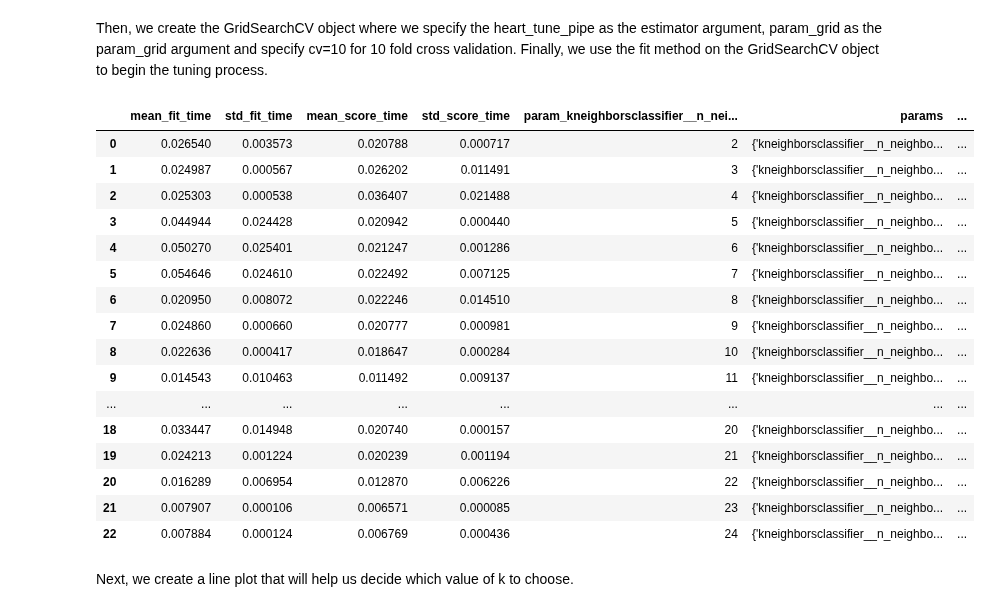
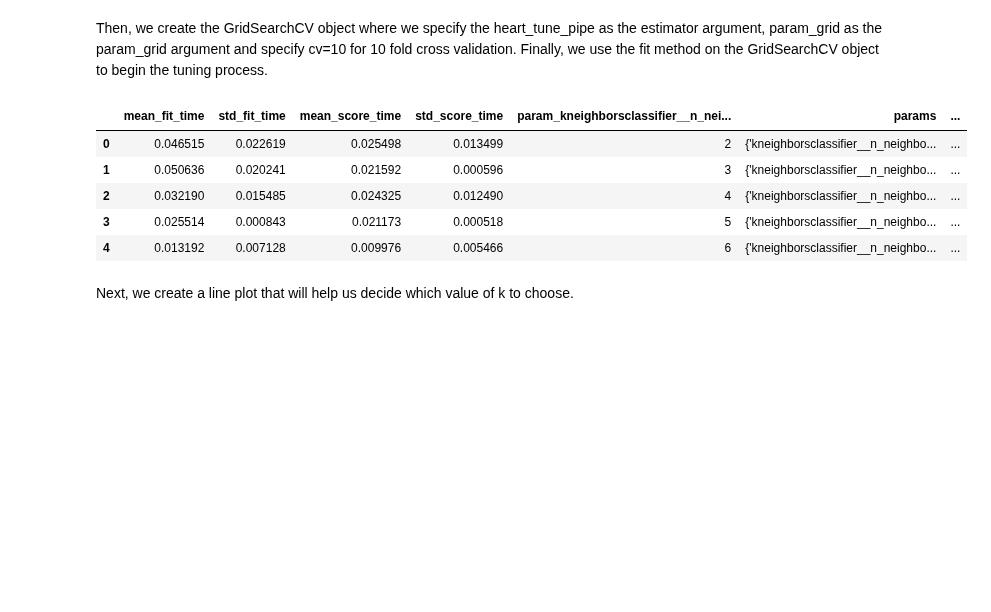
Before and after one commit to ddsanto/insert-group-name, a Jupyter notebook: Project report.ipynb, the cells around one changed output. Drawn from its saved outputs; the diff is of its cells as text; code cells hidden in the pictures; blank space fills up the shorter version.

```diff
--- a/Project report.ipynb
+++ b/Project report.ipynb
@@ -366,48 +366,37 @@ We now construct the parameter_grid dictionary that will tell GridSearchCV what
 # %%
 # We specify the range of K values here
 param_grid = {
-    "kneighborsclassifier__n_neighbors": range(2, 25, 1),
+    "kneighborsclassifier__n_neighbors": range(2, 100, 1),
 }
 # %% [markdown]
 Then, we create the GridSearchCV object where we specify the heart_tune_pipe as the estimator argument, param_grid as the param_grid argument and specify cv=10 for 10 fold cross validation. Finally, we use the fit method on the GridSearchCV object to begin the tuning process.
 # %%
 heart_tune_grid = GridSearchCV(
     estimator=heart_tune_pipe,
     param_grid=param_grid,
     cv=10
 )
 
 # We pass the training data predictors and labels as the two arguments to fit
 # We will wrap it in a pd.DataFrame to make it easier to understand, and print the info of the result.
 
 
 X_tune = heart_train.drop(columns=["Diagnosis"])
 y_tune = heart_train["Diagnosis"]
 # heart_train
 knn_model_grid = heart_tune_grid.fit(X_tune, y_tune)
 # X_tune
 
 accuracies_grid = pd.DataFrame(knn_model_grid.cv_results_)
 
-accuracies_grid
+accuracies_grid.head()
 # %% [output]
 |  | mean_fit_time | std_fit_time | mean_score_time | std_score_time | param_kneighborsclassifier__n_nei... | params | ... |
-| 0 | 0.026540 | 0.003573 | 0.020788 | 0.000717 | 2 | {'kneighborsclassifier__n_neighbo... | ... |
-| 1 | 0.024987 | 0.000567 | 0.026202 | 0.011491 | 3 | {'kneighborsclassifier__n_neighbo... | ... |
-| 2 | 0.025303 | 0.000538 | 0.036407 | 0.021488 | 4 | {'kneighborsclassifier__n_neighbo... | ... |
-| 3 | 0.044944 | 0.024428 | 0.020942 | 0.000440 | 5 | {'kneighborsclassifier__n_neighbo... | ... |
-| 4 | 0.050270 | 0.025401 | 0.021247 | 0.001286 | 6 | {'kneighborsclassifier__n_neighbo... | ... |
-| 5 | 0.054646 | 0.024610 | 0.022492 | 0.007125 | 7 | {'kneighborsclassifier__n_neighbo... | ... |
-| 6 | 0.020950 | 0.008072 | 0.022246 | 0.014510 | 8 | {'kneighborsclassifier__n_neighbo... | ... |
-| 7 | 0.024860 | 0.000660 | 0.020777 | 0.000981 | 9 | {'kneighborsclassifier__n_neighbo... | ... |
-| 8 | 0.022636 | 0.000417 | 0.018647 | 0.000284 | 10 | {'kneighborsclassifier__n_neighbo... | ... |
-| 9 | 0.014543 | 0.010463 | 0.011492 | 0.009137 | 11 | {'kneighborsclassifier__n_neighbo... | ... |
-| ... | ... | ... | ... | ... | ... | ... | ... |
-| 18 | 0.033447 | 0.014948 | 0.020740 | 0.000157 | 20 | {'kneighborsclassifier__n_neighbo... | ... |
-| 19 | 0.024213 | 0.001224 | 0.020239 | 0.001194 | 21 | {'kneighborsclassifier__n_neighbo... | ... |
-| 20 | 0.016289 | 0.006954 | 0.012870 | 0.006226 | 22 | {'kneighborsclassifier__n_neighbo... | ... |
-| 21 | 0.007907 | 0.000106 | 0.006571 | 0.000085 | 23 | {'kneighborsclassifier__n_neighbo... | ... |
-| 22 | 0.007884 | 0.000124 | 0.006769 | 0.000436 | 24 | {'kneighborsclassifier__n_neighbo... | ... |
+| 0 | 0.046515 | 0.022619 | 0.025498 | 0.013499 | 2 | {'kneighborsclassifier__n_neighbo... | ... |
+| 1 | 0.050636 | 0.020241 | 0.021592 | 0.000596 | 3 | {'kneighborsclassifier__n_neighbo... | ... |
+| 2 | 0.032190 | 0.015485 | 0.024325 | 0.012490 | 4 | {'kneighborsclassifier__n_neighbo... | ... |
+| 3 | 0.025514 | 0.000843 | 0.021173 | 0.000518 | 5 | {'kneighborsclassifier__n_neighbo... | ... |
+| 4 | 0.013192 | 0.007128 | 0.009976 | 0.005466 | 6 | {'kneighborsclassifier__n_neighbo... | ... |
 # %% [markdown]
 Next, we create a line plot that will help us decide which value of k to choose.
 # %%
```
Also changed, not shown: parts of 5 cells of this notebook.
